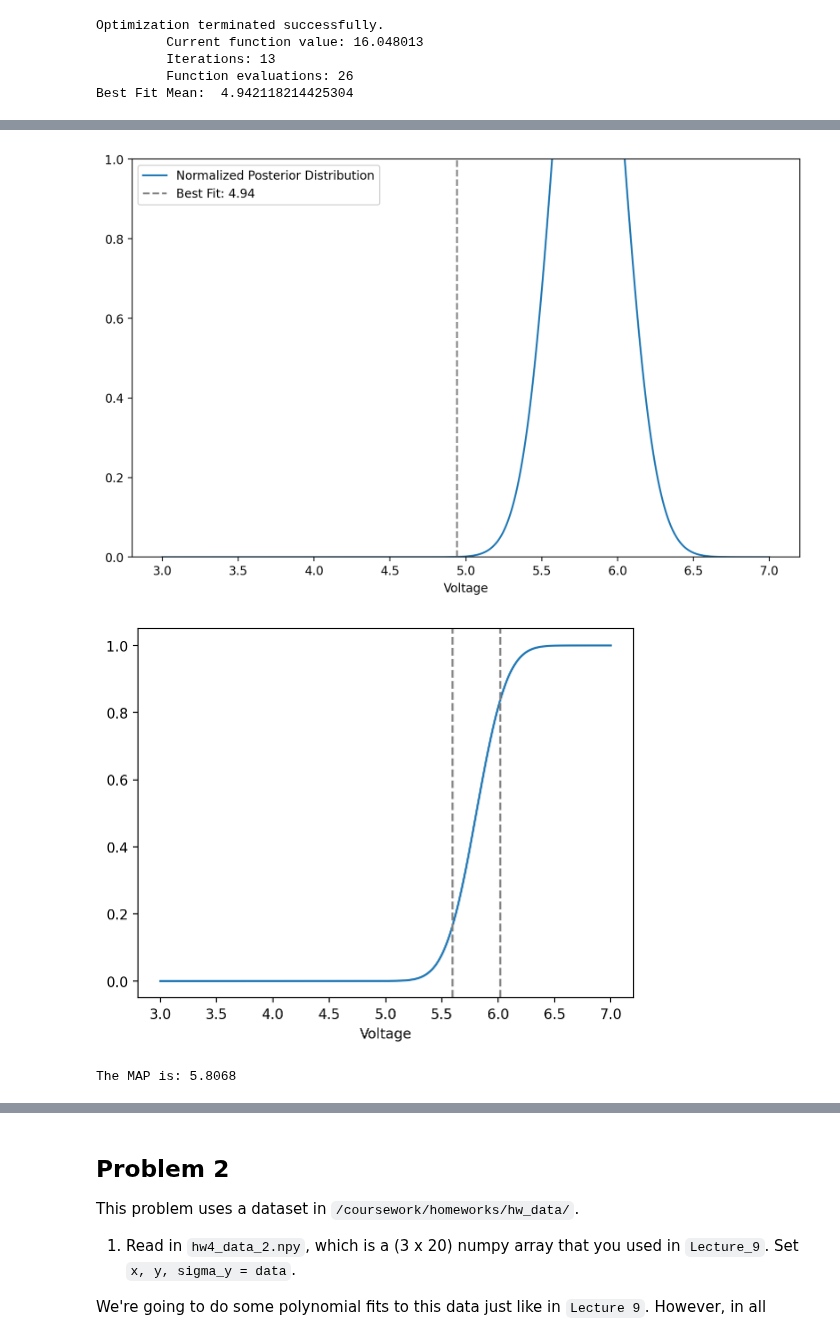
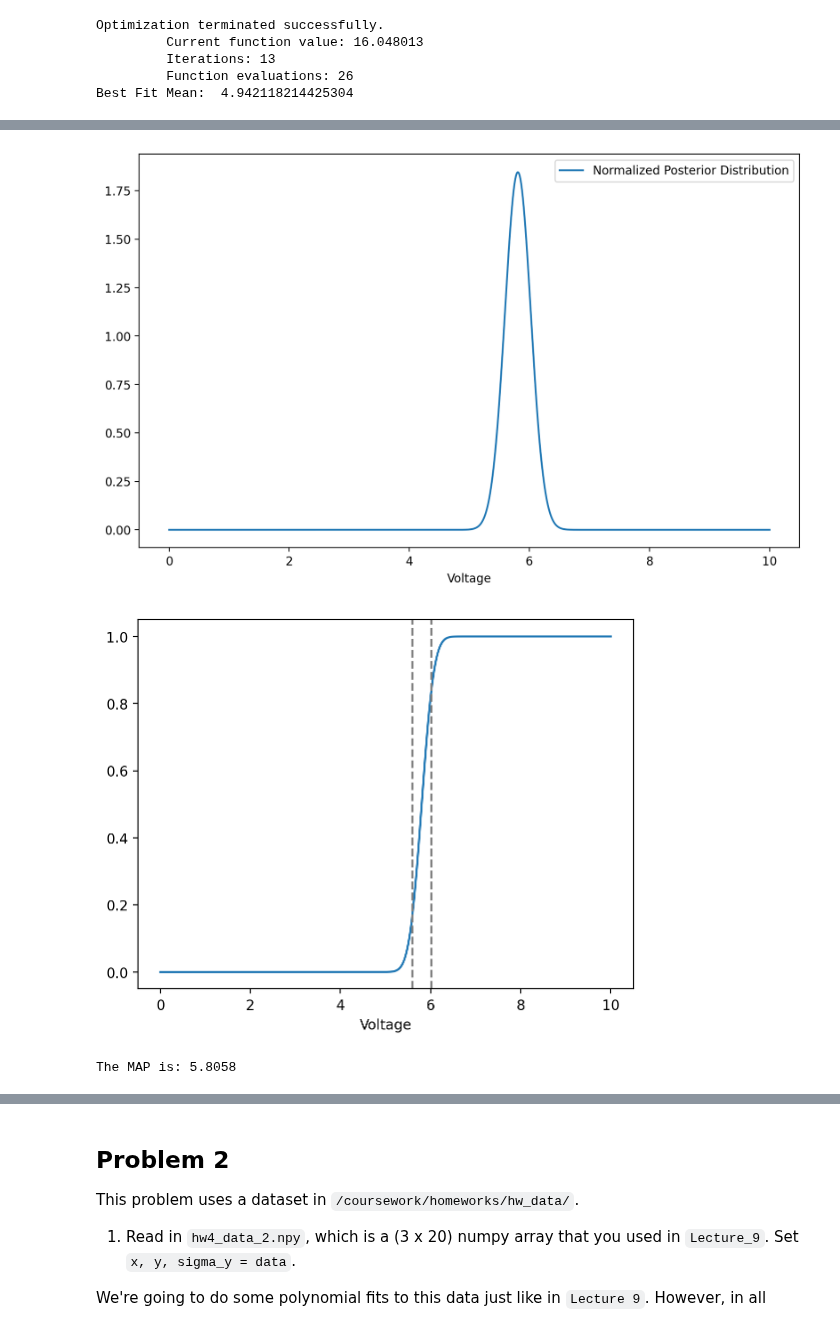
Before and after one commit to VanderbiltAstronomy/astr_8070_s25, a Jupyter notebook: coursework/student_folders/m_rizzosmith/homework/vu_astr8070_s25_hw4_mikerizzosmith.ipynb, the cells around one changed output, grey strips where cells are left out. Cells and saved outputs as stored; diff of their text form; code cells hidden in the pictures.

```diff
--- a/coursework/student_folders/m_rizzosmith/homework/vu_astr8070_s25_hw4_mikerizzosmith.ipynb
+++ b/coursework/student_folders/m_rizzosmith/homework/vu_astr8070_s25_hw4_mikerizzosmith.ipynb
@@ -128,33 +130,31 @@ The MAP is: 4.9419
 # %%
 fig, ax = plt.subplots(figsize=(10,6))
 
-xgrid = np.linspace(3, 7, 1000)
-post = []  # Empty list to store posterior values
+post_uni2 = []  # Empty list to store posterior values
 
 for x in xgrid:
-    post.append(np.exp(lnL(voltage, uncert, x)) * prior(x, 4.5, 1))  # Store values
+    post_uni2.append(np.exp(lnL(voltage, uncert, x)) * prior(x, 4.5, 1))  # Store values
 
-post = np.array(post)
+post_uni2 = np.array(post_uni2)
 
 #or
 ##likelihood = np.exp([lnL(voltage, uncert, x) for x in xgrid])
 #posterior = likelihood * prior(xgrid, 3.5, 3)
 
-area = scipy.integrate.trapezoid(post, xgrid)
+area_uni2 = scipy.integrate.trapezoid(post_uni2, xgrid)
 #area2 = scipy.integrate.trapezoid(posterior, xgrid)
-ax.plot(xgrid, post/area, label=r'Normalized Posterior Distribution')
+ax.plot(xgrid, post_uni2/area_uni2, label=r'Normalized Posterior Distribution')
 #ax.plot(xgrid, posterior/area2, label=r'posterior dist')
 
 # likelihood plot
-ax.axvline(beta_gauss[0][0], color='gray', linestyle="--", label=f"Best Fit: {beta_gauss[0][0]:.2f}")
 
-plt.ylim(0, 1)
+#plt.ylim(0, 1)
 plt.legend()
 plt.xlabel('Voltage')
 plt.show()
 
 # CDF Is cumsum of PDF?
-cdf = np.cumsum(post) / np.sum(post)
+cdf = np.cumsum(post_uni2) / np.sum(post_uni2)
 lower = xgrid[np.where(cdf >= .16)[0][0]]
 upper = xgrid[np.where(cdf <= .84)[0][-1]]
 
@@ -164,6 +164,6 @@ plt.axvline(upper, linestyle='--', color='gray')
 plt.xlabel('Voltage')
 plt.show()
 
-map = xgrid[np.argsort(post)[-1]]
+map = xgrid[np.argsort(post_uni2)[-1]]
 print(f'The MAP is: {map:.4f}')
 # %% [output]
@@ -181,45 +181,41 @@ def gauss_prior(x, mu, std):
 
 fig, ax = plt.subplots(figsize=(10,6))
 
-xgrid = np.linspace(3, 7, 1000)
-post = []  # Empty list to store posterior values
+post_gauss = []  # Empty list to store posterior values
 
 for x in xgrid:
-    post.append(np.exp(lnL(voltage, uncert, x)) * gauss_prior(x, 6.1, 0.25))  # Store values
+    post_gauss.append(np.exp(lnL(voltage, uncert, x)) * gauss_prior(x, 6.1, 0.25))  # Store values
 
-post = np.array(post)
+post = np.array(post_gauss)
 
 #or
 ##likelihood = np.exp([lnL(voltage, uncert, x) for x in xgrid])
 #posterior = likelihood * prior(xgrid, 3.5, 3)
 
-area = scipy.integrate.trapezoid(post, xgrid)
+area_gauss = scipy.integrate.trapezoid(post_gauss, xgrid)
 #area2 = scipy.integrate.trapezoid(posterior, xgrid)
-ax.plot(xgrid, post/area, label=r'Normalized Posterior Distribution')
+ax.plot(xgrid, post_gauss/area_gauss, label=r'Normalized Posterior Distribution')
 #ax.plot(xgrid, posterior/area2, label=r'posterior dist')
 
-# likelihood plot
-ax.axvline(beta_gauss[0][0], color='gray', linestyle="--", label=f"Best Fit: {beta_gauss[0][0]:.2f}")
-
-plt.ylim(0, 1)
+#plt.ylim(0, 1)
 plt.legend()
 plt.xlabel('Voltage')
 plt.show()
 
 # CDF Is cumsum of PDF?
-cdf = np.cumsum(post) / np.sum(post)
+cdf = np.cumsum(post_gauss) / np.sum(post_gauss)
 lower = xgrid[np.where(cdf >= .16)[0][0]]
 upper = xgrid[np.where(cdf <= .84)[0][-1]]
 
 plt.plot(xgrid, cdf)
 plt.axvline(lower, linestyle='--', color='gray')
 plt.axvline(upper, linestyle='--', color='gray')
 plt.xlabel('Voltage')
 plt.show()
 
-map = xgrid[np.argsort(post)[-1]]
+map = xgrid[np.argsort(post_gauss)[-1]]
 print(f'The MAP is: {map:.4f}')
 # %% [output]
-[figure, old version]
+[figure, new version]
-[figure, old version]
+[figure, new version]
-The MAP is: 5.8068
+The MAP is: 5.8058
```
Also changed, not shown: parts of 4 cells of this notebook.
